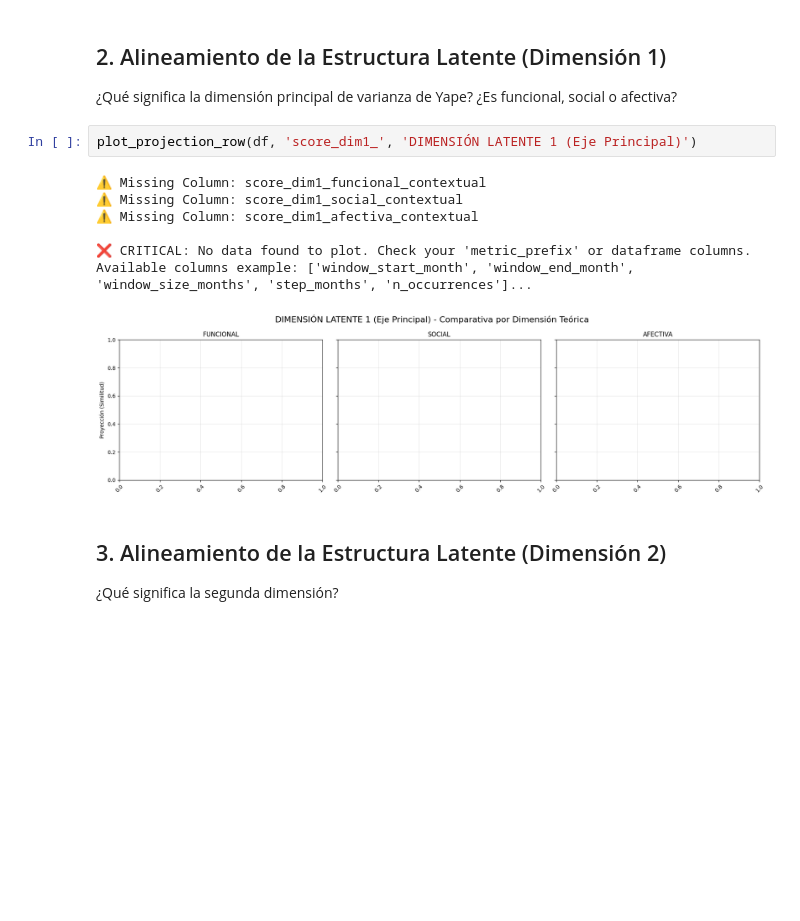
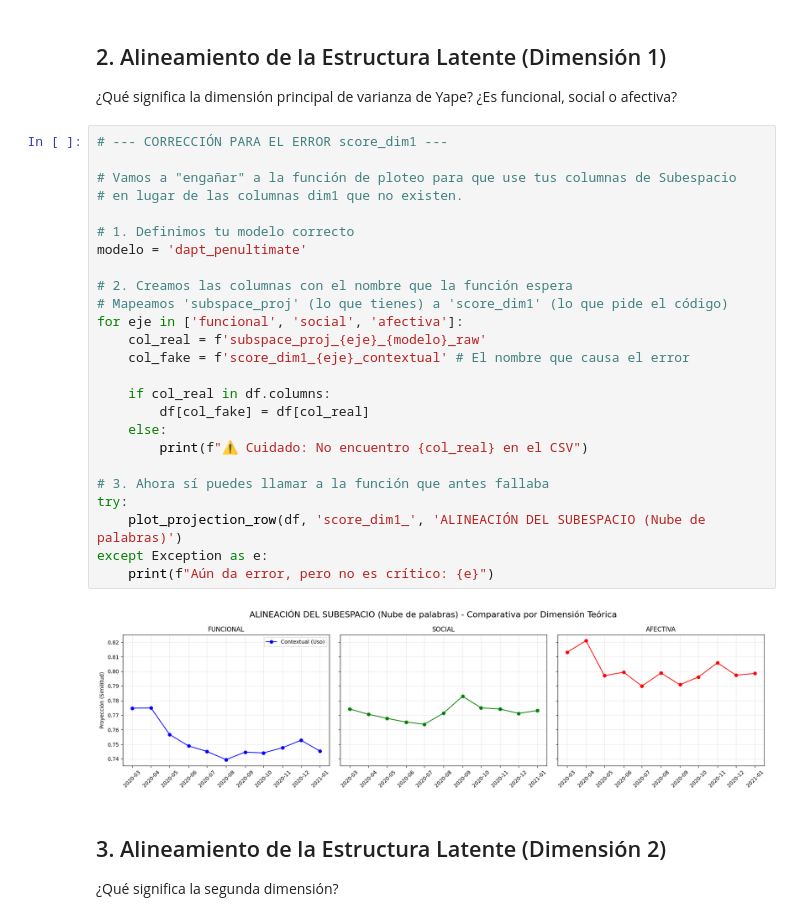
Before and after one commit to amtres/TFG, a Jupyter notebook: notebooks/phase3_analysis_results.ipynb, the cells around one changed output. Drawn from its saved outputs; the diff is of its cells as text; blank space fills up the shorter version.

```diff
--- a/notebooks/phase3_analysis_results.ipynb
+++ b/notebooks/phase3_analysis_results.ipynb
@@ -139,16 +165,33 @@ plot_projection_row(df, 'score_centroid_', 'CENTROIDE (Posición Global)')
 # %% [markdown]
 ## 2. Alineamiento de la Estructura Latente (Dimensión 1)
 ¿Qué significa la dimensión principal de varianza de Yape? ¿Es funcional, social o afectiva?
-# %%
-plot_projection_row(df, 'score_dim1_', 'DIMENSIÓN LATENTE 1 (Eje Principal)')
-# %% [output]
-⚠️ Missing Column: score_dim1_funcional_contextual
-⚠️ Missing Column: score_dim1_social_contextual
-⚠️ Missing Column: score_dim1_afectiva_contextual
-
-❌ CRITICAL: No data found to plot. Check your 'metric_prefix' or dataframe columns.
-Available columns example: ['window_start_month', 'window_end_month', 'window_size_months', 'step_months', 'n_occurrences']...
-[figure, removed]
+# %%
+# --- CORRECCIÓN PARA EL ERROR score_dim1 ---
+
+# Vamos a "engañar" a la función de ploteo para que use tus columnas de Subespacio
+# en lugar de las columnas dim1 que no existen.
+
+# 1. Definimos tu modelo correcto
+modelo = 'dapt_penultimate'
+
+# 2. Creamos las columnas con el nombre que la función espera
+# Mapeamos 'subspace_proj' (lo que tienes) a 'score_dim1' (lo que pide el código)
+for eje in ['funcional', 'social', 'afectiva']:
+    col_real = f'subspace_proj_{eje}_{modelo}_raw'
+    col_fake = f'score_dim1_{eje}_contextual' # El nombre que causa el error
+
+    if col_real in df.columns:
+        df[col_fake] = df[col_real]
+    else:
+        print(f"⚠️ Cuidado: No encuentro {col_real} en el CSV")
+
+# 3. Ahora sí puedes llamar a la función que antes fallaba
+try:
+    plot_projection_row(df, 'score_dim1_', 'ALINEACIÓN DEL SUBESPACIO (Nube de palabras)')
+except Exception as e:
+    print(f"Aún da error, pero no es crítico: {e}")
+# %% [output]
+[figure, added]
 # %% [markdown]
 ## 3. Alineamiento de la Estructura Latente (Dimensión 2)
 ¿Qué significa la segunda dimensión?
```
Also changed, not shown: parts of 4 cells of this notebook, 1 other file.
